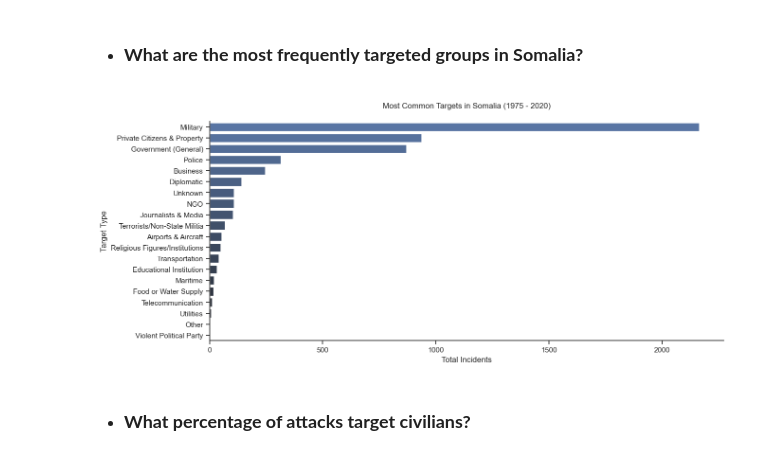
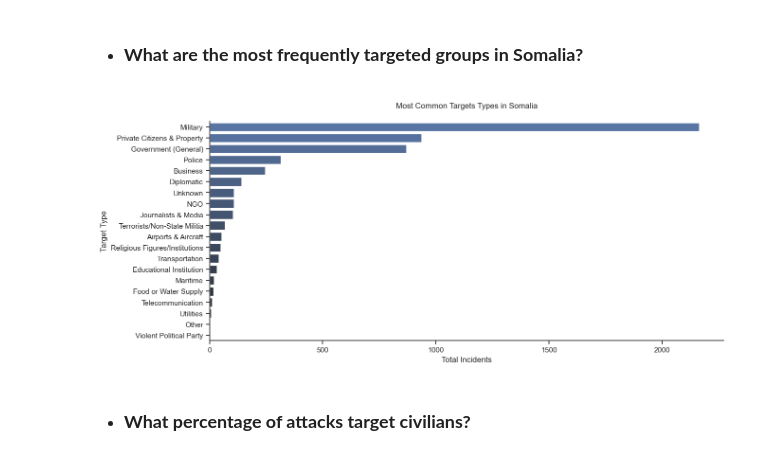
Before and after one commit to awcaliyare/terrorism_in_somalia, a Jupyter notebook: terrorism_in_somalia.ipynb, the cells around one changed output. Cells and saved outputs as stored; diff of their text form; code cells hidden in the pictures.

Commit message:
Updated The Visuals

```diff
--- a/terrorism_in_somalia.ipynb
+++ b/terrorism_in_somalia.ipynb
@@ -927,19 +927,19 @@ plt.show()
 # %%
 sns.set_theme(style='ticks')
 palette = 'dark:b_r'
 # Target types
 target_types = df['target_type'].value_counts().reset_index()
 target_types.columns = ['target_type', 'count']
 
 plt.figure(figsize=(14, 6))
 sns.barplot(data=target_types, x='count', y='target_type', palette=palette)
-plt.title('Most Common Targets in Somalia (1975 - 2020)', pad=20)
+plt.title('Most Common Targets Types in Somalia', pad=20)
 plt.xlabel('Total Incidents')
 plt.ylabel('Target Type')
 sns.despine()
 plt.show()
 # %% [output]
-[figure, old version]
+[figure, new version]
 # %% [markdown]
 - ### **What percentage of attacks target civilians?**
 # %%
```
Also changed, not shown: 35 other files.
